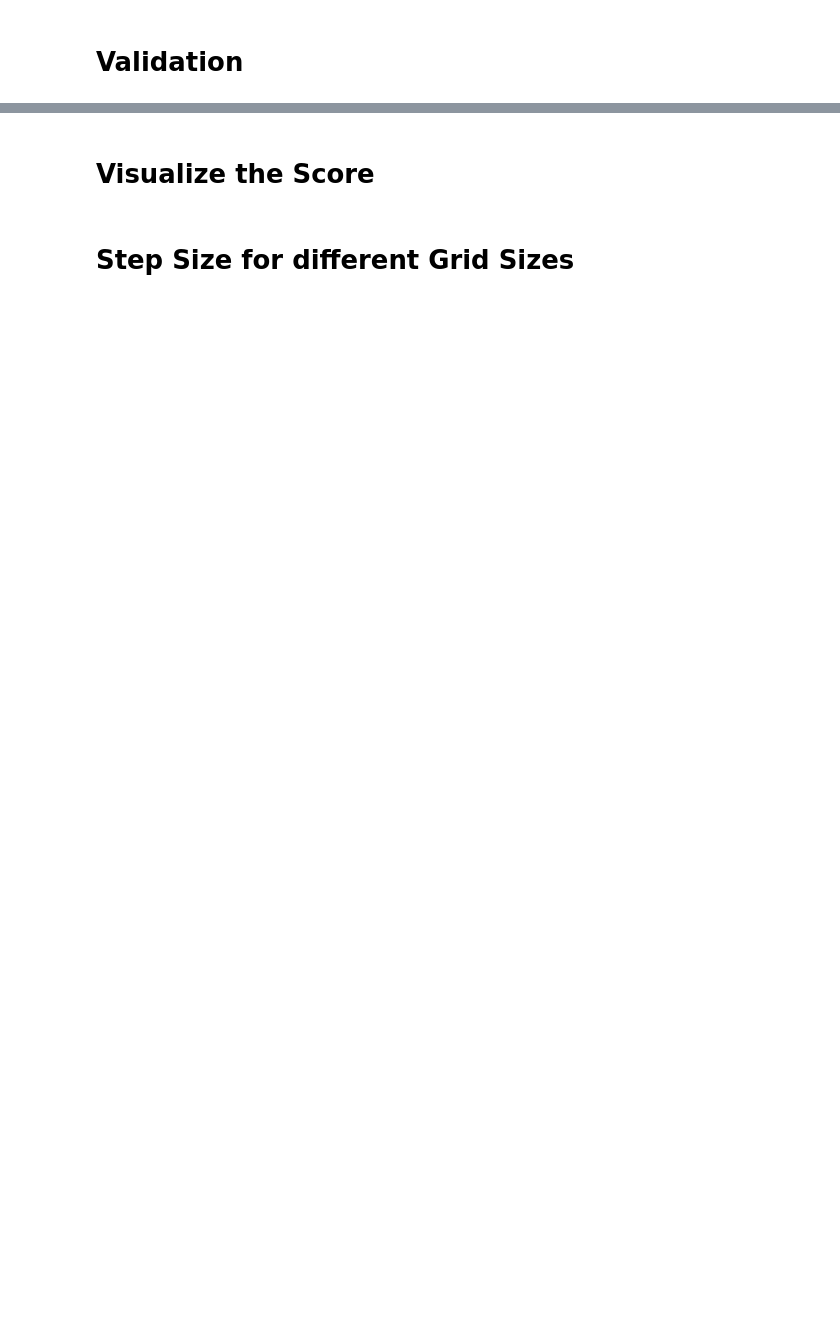
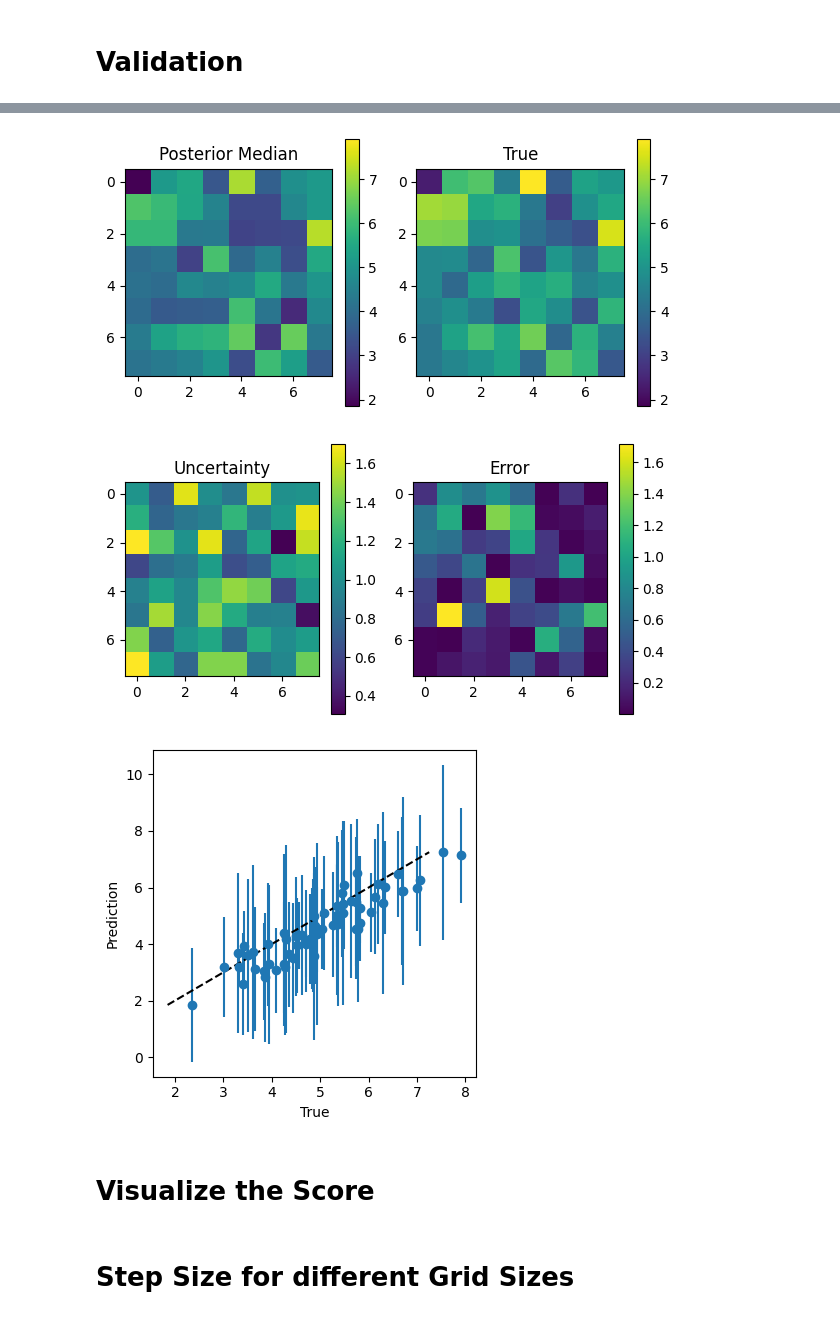
Before and after one commit to bayesflow-org/hierarchical-abi, a Jupyter notebook: gaussian grid score matching.ipynb, the cells around one changed output, grey strips where cells are left out. Saved outputs shown, nothing was run; the diff lists cells and outputs as text; code cells hidden in the pictures; blank space fills up the shorter version.

```diff
--- a/gaussian grid score matching.ipynb
+++ b/gaussian grid score matching.ipynb
@@ -523,10 +552,10 @@ plt.show()
 # %% [markdown]
 # Validation
 # %%
-n_grid = 10
+n_grid = 8
 valid_prior_global, valid_prior_local, valid_data = generate_synthetic_data(prior, n_samples=10, grid_size=n_grid,
                                                                             normalize=False, random_seed=0)
 n_post_samples = 10
-#score_model.current_number_of_obs = 2  # we can choose here, how many observations are passed together through the score
+score_model.current_number_of_obs = 4  # we can choose here, how many observations are passed together through the score
 # %%
 visualize_simulation_output(valid_data)
@@ -712,11 +759,23 @@ print('log tau:', valid_prior_global[valid_id][1].item())
 # %%
 med = np.median(posterior_local_samples_valid[valid_id].reshape(n_post_samples, n_grid, n_grid), axis=0)
 std = np.std(posterior_local_samples_valid[valid_id].reshape(n_post_samples, n_grid, n_grid), axis=0)
 error = (med-valid_prior_local[valid_id].numpy())**2
 visualize_simulation_output(np.stack((med, valid_prior_local[valid_id], )),
                             title_prefix=['Posterior Median', 'True'])
 
 visualize_simulation_output(np.stack((std, error)), title_prefix=['Uncertainty', 'Error'], same_scale=False)
+
+
+plt.figure(figsize=(4, 4), tight_layout=True)
+plt.errorbar(x=valid_prior_local[valid_id].flatten(), y=med.flatten(), yerr=1.96*std.flatten(), fmt='o')
+plt.plot([np.min(med), np.max(med)], [np.min(med), np.max(med)], 'k--')
+plt.ylabel('Prediction')
+plt.xlabel('True')
+plt.show()
+# %% [output]
+[figure, added]
+[figure, added]
+[figure, added]
 # %% [markdown]
 # Visualize the Score
 # %%
```
Also changed, not shown: parts of 14 cells of this notebook, 6 other files.
